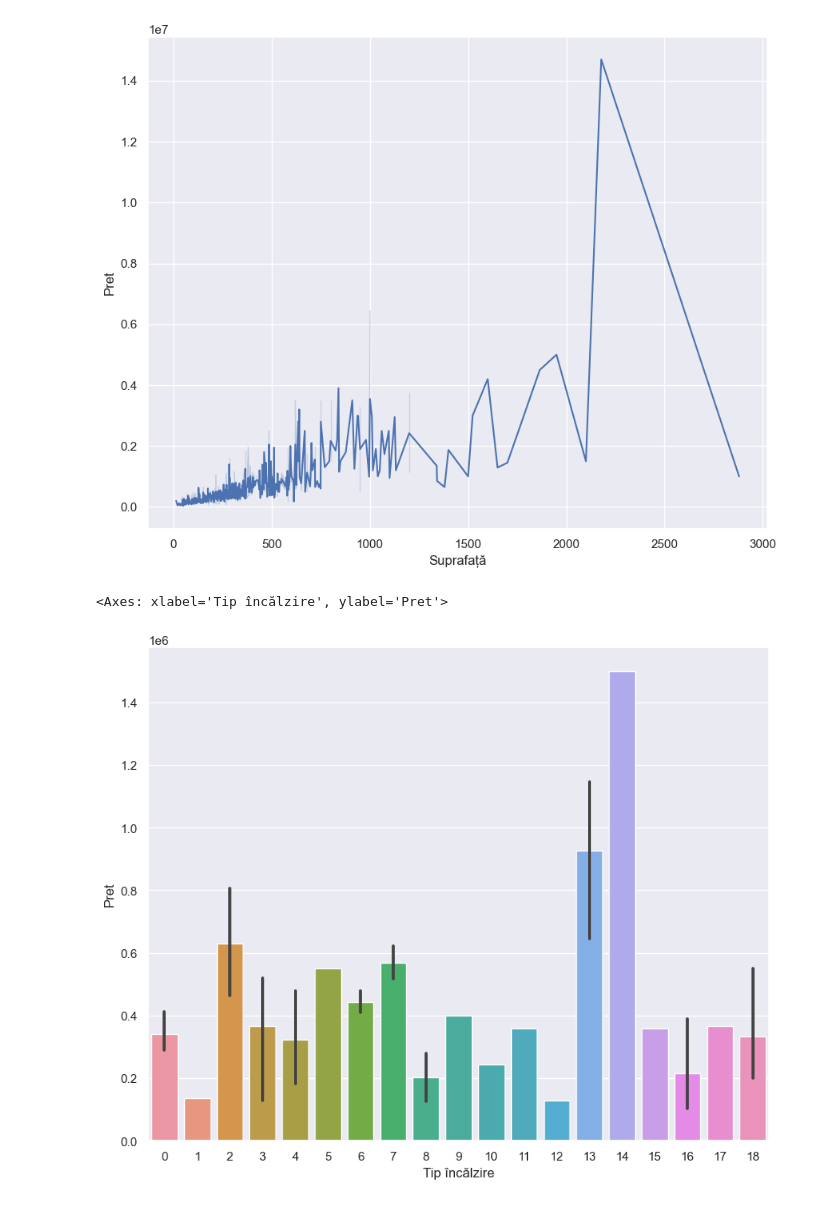
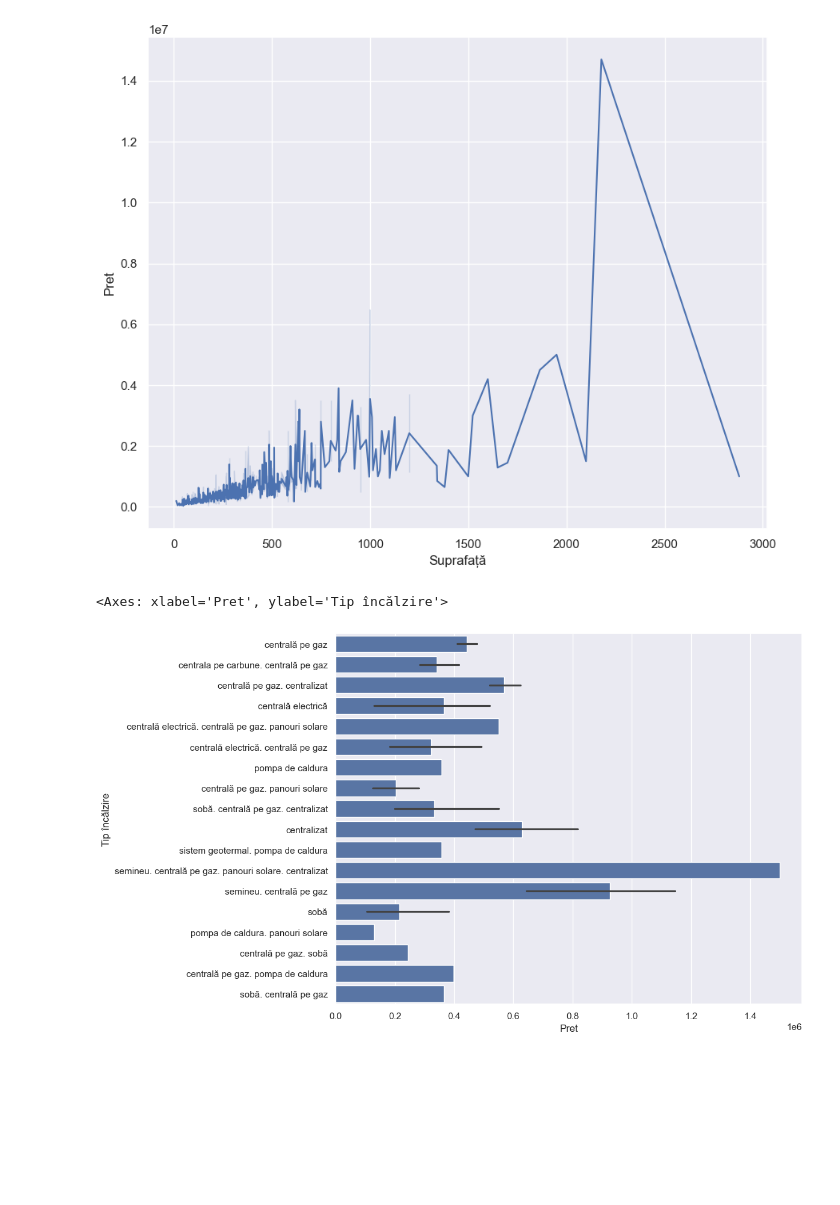
Before and after one commit to SimeonTica/House-pricing-prediction, a Jupyter notebook: House pricing prediction/HouseDataPrediction_edit.ipynb, the cells around one changed output. Saved outputs shown, nothing was run; the diff lists cells and outputs as text; code cells hidden in the pictures; blank space fills up the shorter version.

Commit message:
added graphs for all data columns

```diff
--- a/House pricing prediction/HouseDataPrediction_edit.ipynb
+++ b/House pricing prediction/HouseDataPrediction_edit.ipynb
@@ -172,7 +172,7 @@ def replaceCategoriesWithNumbers():
             df[column] = df[column].replace(label, categoryDict[column][label])
 
 
-    print(categoryDict)
+    return categoryDict
 
 df["Informații suplimentare"] = df["Informații suplimentare"].map(lambda x: 1 if isinstance(x, str) and "aer condiționat" in x else 0)
 df["Tip mansardă"] = df["Tip mansardă"].map(lambda x: x if isinstance(x, str) and ("utilizabilă" in x or "neutilizabilă" in x) else pd.NA)
@@ -192,13 +192,16 @@ df = df.map(lambda x: x.replace(" RON", "") if isinstance(x, str) else x)
 df = df.map(lambda x: x.replace(".", "-") if isinstance(x, str) else x)
 df = df.map(lambda x: x.replace(",", ".") if isinstance(x, str) else x)
 df = df.map(lambda x: x.replace("-", "") if isinstance(x, str) else x)
+
+categoryDict = replaceCategoriesWithNumbers()
+
 df = df.map(lambda x: x.replace(" ", "") if isinstance(x, str) else x)
 
 # pd.set_option("display.max_columns", None)
 # pd.set_option("display.max_rows", 100)
 # pd.set_option("max_colwidth", None)
 
-replaceCategoriesWithNumbers()
+print(categoryDict)
 
 df = df.map(lambda x: float(x) if isinstance(x, str) else x)
 
@@ -215,6 +240,13 @@ AttributeError: 'DataFrame' object has no attribute 'map'
 Machine Learning Algorithm:
 # %%
 df = pd.read_csv(r"..\CSVs\EditedDataSet.csv", encoding="utf-16", index_col=0)
+
+for column in categoryDict:
+        for label in categoryDict[column]:
+            df[column] = df[column].replace(categoryDict[column][label], label)
+        df[column] = df[column].replace(0, "Neprecizat")
+
+
 
 fig_size = plt.rcParams["figure.figsize"]
 
@@ -236,9 +268,9 @@ sns.lineplot(x="Suprafață", y="Pret", data=df)
 <Axes: xlabel='Suprafață', ylabel='Pret'>
 [figure]
 # %%
-sns.barplot(x="Tip încălzire", y="Pret", data=df)
+sns.barplot(x="Pret", y="Tip încălzire", data=df)
 # %% [output]
-<Axes: xlabel='Tip încălzire', ylabel='Pret'>
+<Axes: xlabel='Pret', ylabel='Tip încălzire'>
-[figure, old version]
+[figure, new version]
 # %%
 sns.scatterplot(x="Suprafață teren (m²)", y="Pret", data=df)
```
Also changed, not shown: parts of 16 cells of this notebook, 1 other file.
